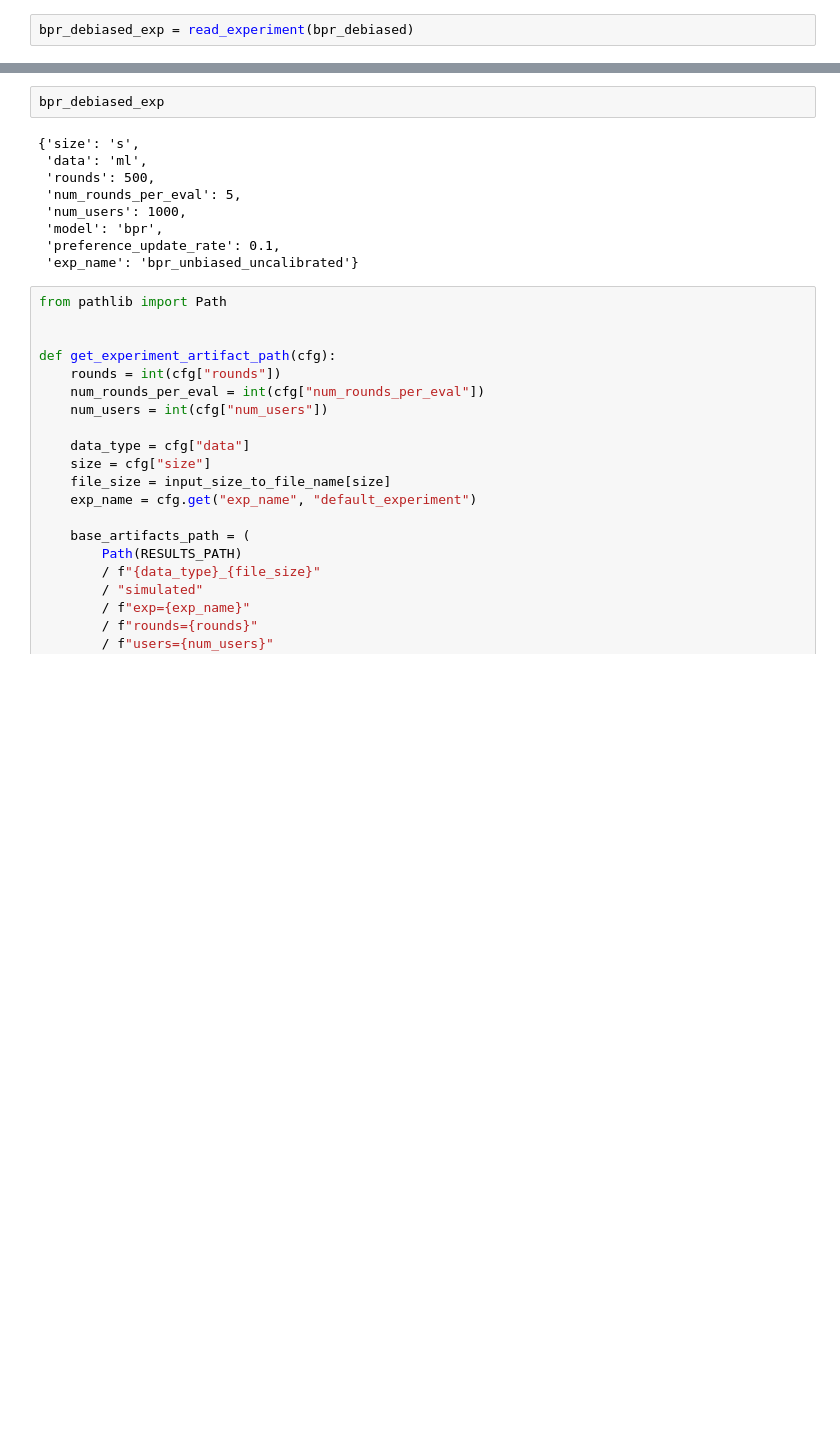
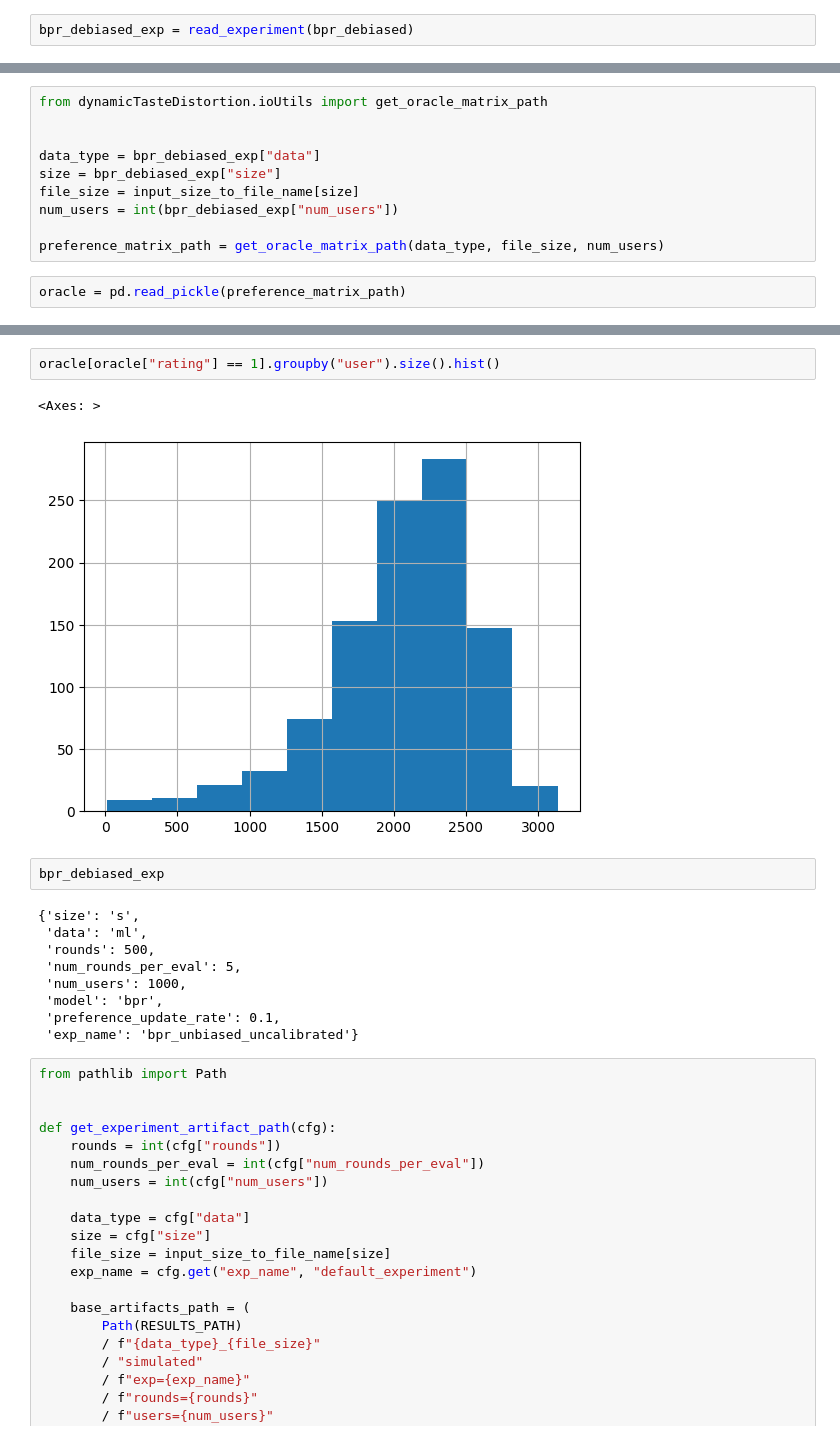
Before and after one commit to caiotda/dynamicTasteDistortion, a Jupyter notebook: click_position_analysis.ipynb, the cells around one changed output, grey strips where cells are left out. Saved outputs shown, nothing was run; the diff lists cells and outputs as text; blank space fills up the shorter version.

```diff
--- a/click_position_analysis.ipynb
+++ b/click_position_analysis.ipynb
@@ -26,0 +37,12 @@ bpr_debiased_exp = read_experiment(bpr_debiased)
+# %%
+from dynamicTasteDistortion.ioUtils import get_oracle_matrix_path
+
+
+data_type = bpr_debiased_exp["data"]
+size = bpr_debiased_exp["size"]
+file_size = input_size_to_file_name[size]
+num_users = int(bpr_debiased_exp["num_users"])
+
+preference_matrix_path = get_oracle_matrix_path(data_type, file_size, num_users)
+# %%
+oracle = pd.read_pickle(preference_matrix_path)
@@ -27,3 +72,8 @@ bpr_debiased_exp = read_experiment(bpr_debiased)
+# %%
+oracle[oracle["rating"] == 1].groupby("user").size().hist()
+# %% [output]
+<Axes: >
+[figure, added]
 # %%
 bpr_debiased_exp
 # %% [output]
```
Also changed, not shown: parts of 17 cells of this notebook.
